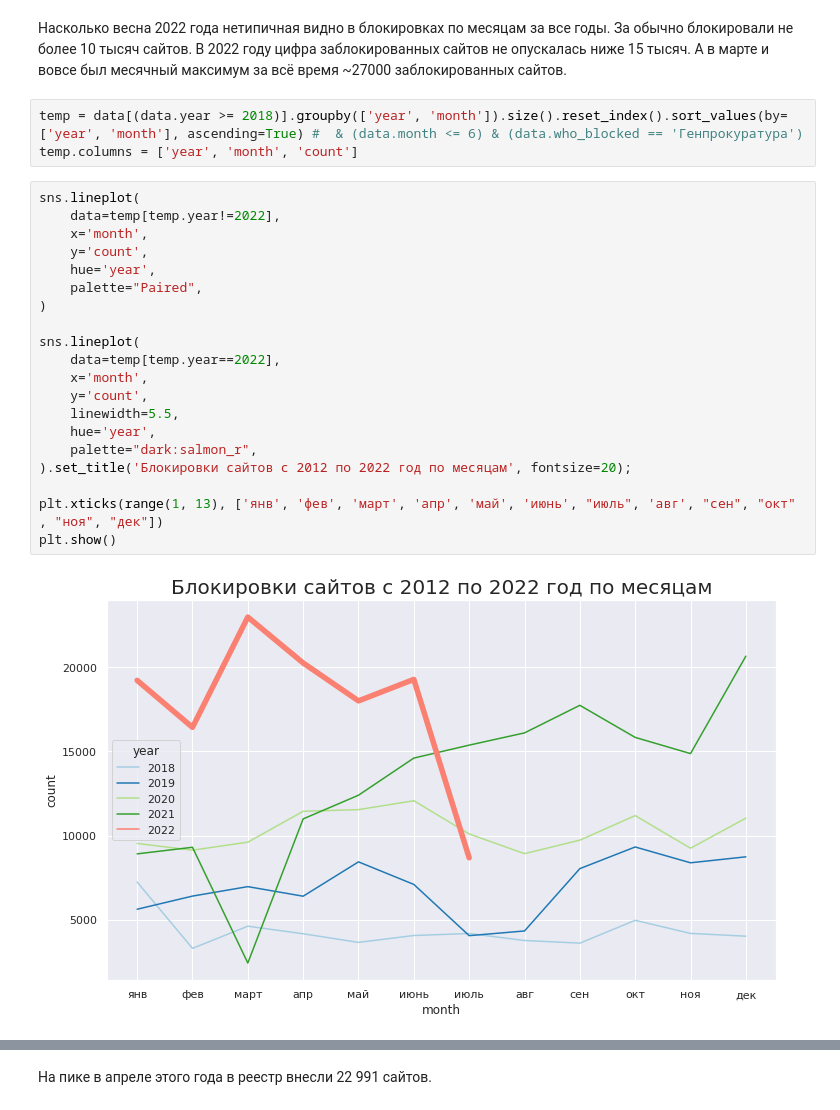
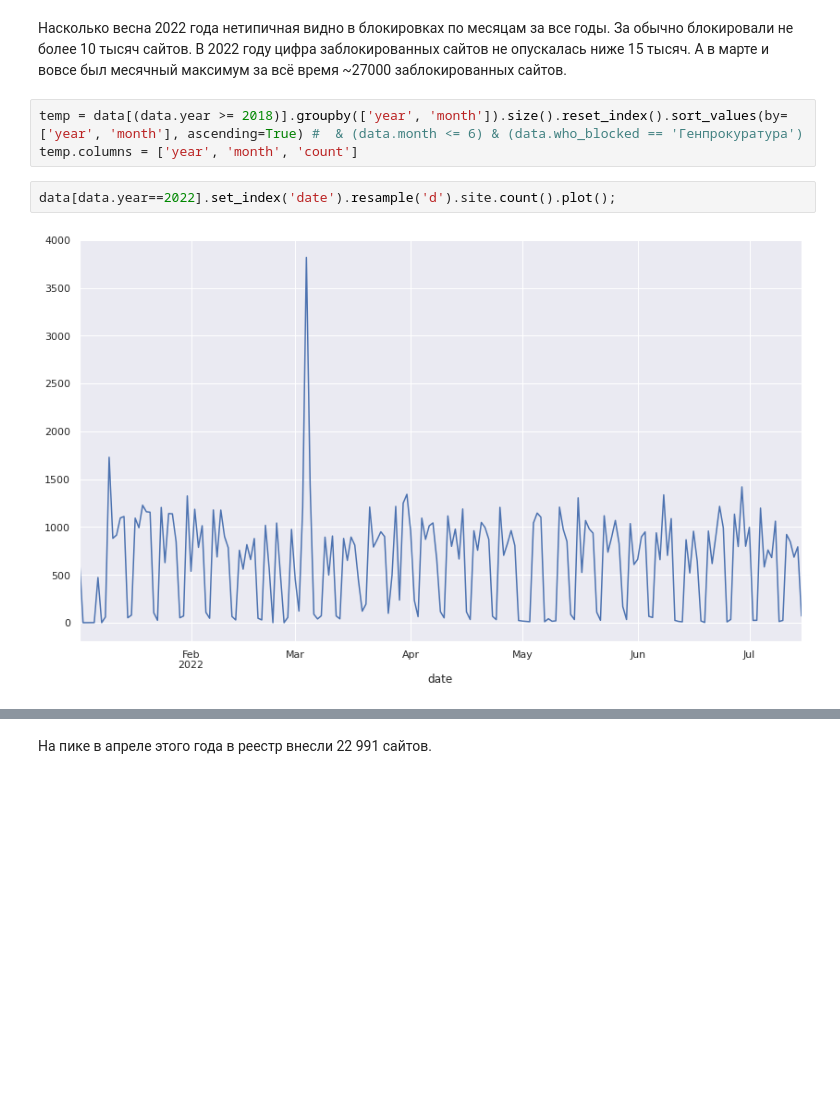
Before and after one commit to kkruglik/runet_blockings, a Jupyter notebook: data_analysis.ipynb, the cells around one changed output, grey strips where cells are left out. Saved outputs shown, nothing was run; the diff lists cells and outputs as text; blank space fills up the shorter version.

```diff
--- a/data_analysis.ipynb
+++ b/data_analysis.ipynb
@@ -72,28 +80,10 @@ data[data.year == 2022]
 124893 rows × 6 columns
 # %% [markdown]
 Насколько весна 2022 года нетипичная видно в блокировках по месяцам за все годы. За обычно блокировали не более 10 тысяч сайтов. В 2022 году цифра заблокированных сайтов не опускалась ниже 15 тысяч. А в марте и вовсе был месячный максимум за всё время ~27000 заблокированных сайтов.
-# %%
-temp = data[(data.year >= 2018)].groupby(['year', 'month']).size().reset_index().sort_values(by=['year', 'month'], ascending=True) #  & (data.month <= 6) & (data.who_blocked == 'Генпрокуратура')
-temp.columns = ['year', 'month', 'count']
-# %%
-sns.lineplot(
-    data=temp[temp.year!=2022],
-    x='month',
-    y='count',
-    hue='year',
-    palette="Paired",
-)
-
-sns.lineplot(
-    data=temp[temp.year==2022],
-    x='month',
-    y='count',
-    linewidth=5.5,
-    hue='year',
-    palette="dark:salmon_r",
-).set_title('Блокировки сайтов c 2012 по 2022 год по месяцам', fontsize=20);
-
-plt.xticks(range(1, 13), ['янв', 'фев', 'март', 'апр', 'май', 'июнь', "июль", 'авг', "сен", "окт" , "ноя", "дек"])
-plt.show()
-# %% [output]
-[figure, removed]
+# %%
+temp = data[(data.year >= 2018)].groupby(['year', 'month']).size().reset_index().sort_values(by=['year', 'month'], ascending=True) #  & (data.month <= 6) & (data.who_blocked == 'Генпрокуратура')
+temp.columns = ['year', 'month', 'count']
+# %%
+data[data.year==2022].set_index('date').resample('d').site.count().plot();
+# %% [output]
+[figure, added]
```
Also changed, not shown: parts of 13 cells of this notebook.
